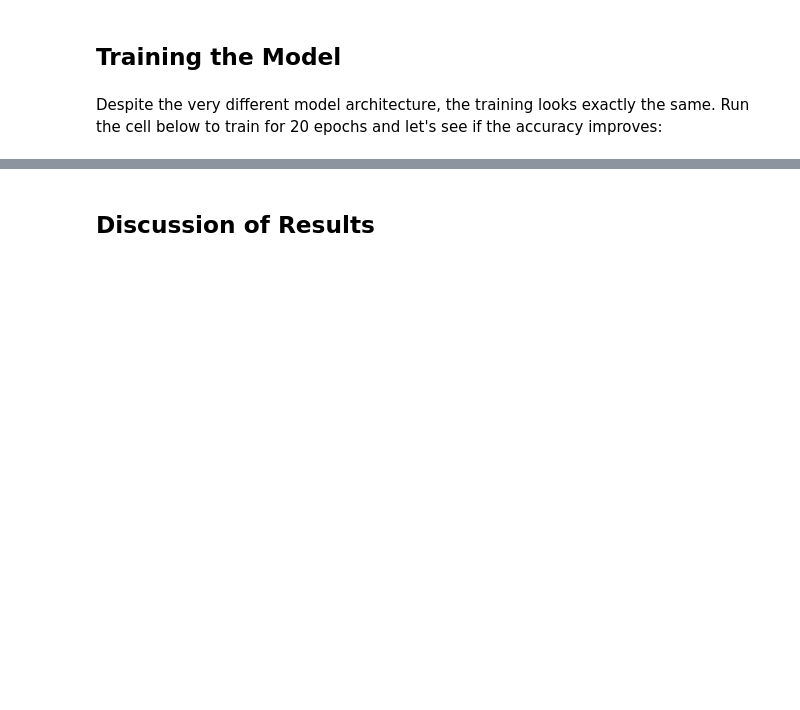
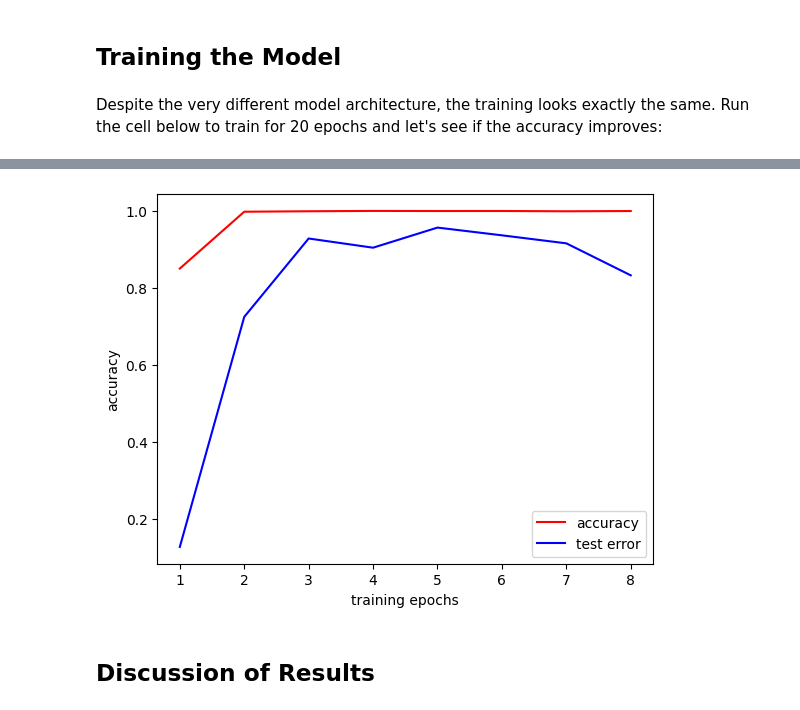
Before and after one commit to Walidsati/AAI_612O, a Jupyter notebook: Week4/Notebook4.1.ipynb, the cells around one changed output, grey strips where cells are left out. Cells and saved outputs as stored; diff of their text form; code cells hidden in the pictures; blank space fills up the shorter version.

```diff
--- a/Week4/Notebook4.1.ipynb
+++ b/Week4/Notebook4.1.ipynb
@@ -225,0 +224,82 @@ dict_keys(['accuracy', 'loss', 'val_accuracy', 'val_loss'])
+# %%
+
+import tensorflow.keras as keras
+import pandas as pd
+import ssl
+from tensorflow.keras.models import Sequential
+from tensorflow.keras.layers import (
+    Dense,
+    Conv2D,
+    MaxPool2D,
+    Flatten,
+    Dropout,
+    BatchNormalization,
+)
+import matplotlib.pyplot as plt
+
+
+ssl._create_default_https_context = ssl._create_unverified_context
+
+# Load in our data from CSV files
+train_df = pd.read_csv("https://raw.githubusercontent.com/harmanani/AAI612/main/Week4/asl_data/sign_mnist_train.csv")
+valid_df = pd.read_csv("https://raw.githubusercontent.com/harmanani/AAI612/main/Week4/asl_data/sign_mnist_valid.csv")
+
+# Separate out our target values
+y_train = train_df['label']
+y_valid = valid_df['label']
+del train_df['label']
+del valid_df['label']
+
+# Separate out our image vectors
+x_train = train_df.values
+x_valid = valid_df.values
+
+# Turn our scalar targets into binary categories
+num_classes = 24
+y_train = keras.utils.to_categorical(y_train, num_classes)
+y_valid = keras.utils.to_categorical(y_valid, num_classes)
+
+# Normalize our image data
+x_train = x_train / 255
+x_valid = x_valid / 255
+
+x_train = x_train.reshape(-1,28,28,1)
+x_valid = x_valid.reshape(-1,28,28,1)
+
+model = Sequential()
+model.add(Conv2D(75, (3, 3), strides=1, padding="same", activation="relu", input_shape=(28, 28, 1)))
+model.add(BatchNormalization())
+model.add(MaxPool2D((2, 2), strides=2, padding="same"))
+model.add(Conv2D(50, (3, 3), strides=1, padding="same", activation="relu"))
+model.add(Dropout(0.2))
+model.add(BatchNormalization())
+model.add(MaxPool2D((2, 2), strides=2, padding="same"))
+model.add(Conv2D(25, (3, 3), strides=1, padding="same", activation="relu"))
+model.add(BatchNormalization())
+model.add(MaxPool2D((2, 2), strides=2, padding="same"))
+model.add(Flatten())
+model.add(Dense(units=512, activation="relu"))
+model.add(Dropout(0.3))
+model.add(Dense(units=num_classes, activation="softmax"))
+
+model.compile(loss="categorical_crossentropy", optimizer="adam", metrics=["accuracy"]) # Added optimizer
+# Increase epochs, and batch size. Added early stopping callback
+callback = keras.callbacks.EarlyStopping(monitor='val_loss', patience=3)
+history = model.fit(x_train, y_train, epochs=50, batch_size=128, verbose=1, validation_data=(x_valid, y_valid), callbacks=[callback])
+
+chart_x = range(1,len(history.history['accuracy'])+1)
+chart_y_train = history.history['accuracy']
+chart_y_test = history.history['val_accuracy']
+print(history.history.keys())
+
+def plot_learning():
+    plt.plot(chart_x, chart_y_train, 'r-',label='accuracy')
+    plt.plot(chart_x, chart_y_test, 'b-',
+    label='test error')
+    #plt.axis([0, len(chart_x), 0.0, 1.0])
+    plt.xlabel('training epochs')
+    plt.ylabel('accuracy')
+    plt.legend()
+    plt.show()
+plot_learning()
+# %% [output]
@@ -226,3 +323,4 @@ dict_keys(['accuracy', 'loss', 'val_accuracy', 'val_loss'])
+[figure, added]
 # %% [markdown]
 ## Discussion of Results
 # %% [markdown]
```
Also changed, not shown: parts of 4 cells of this notebook.
